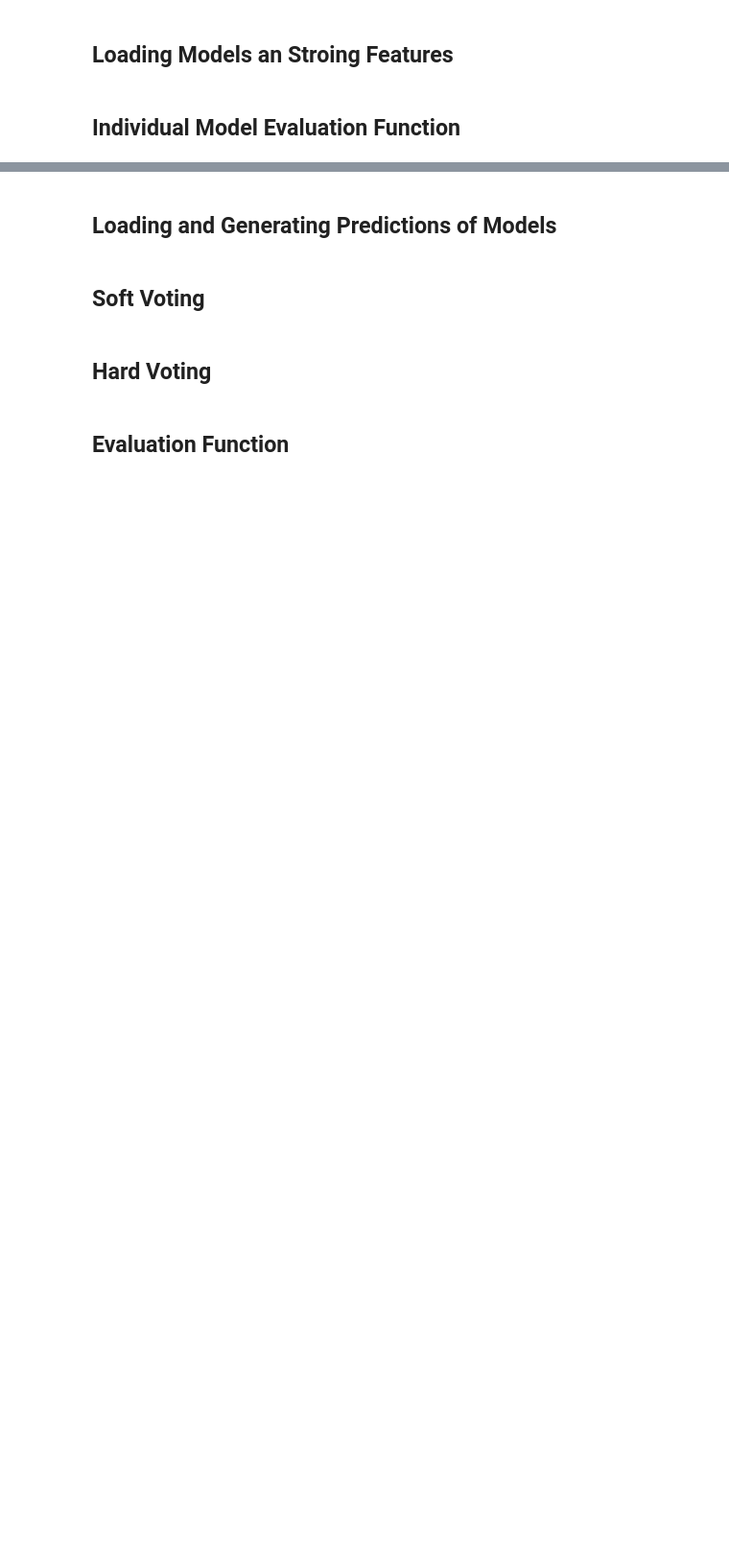
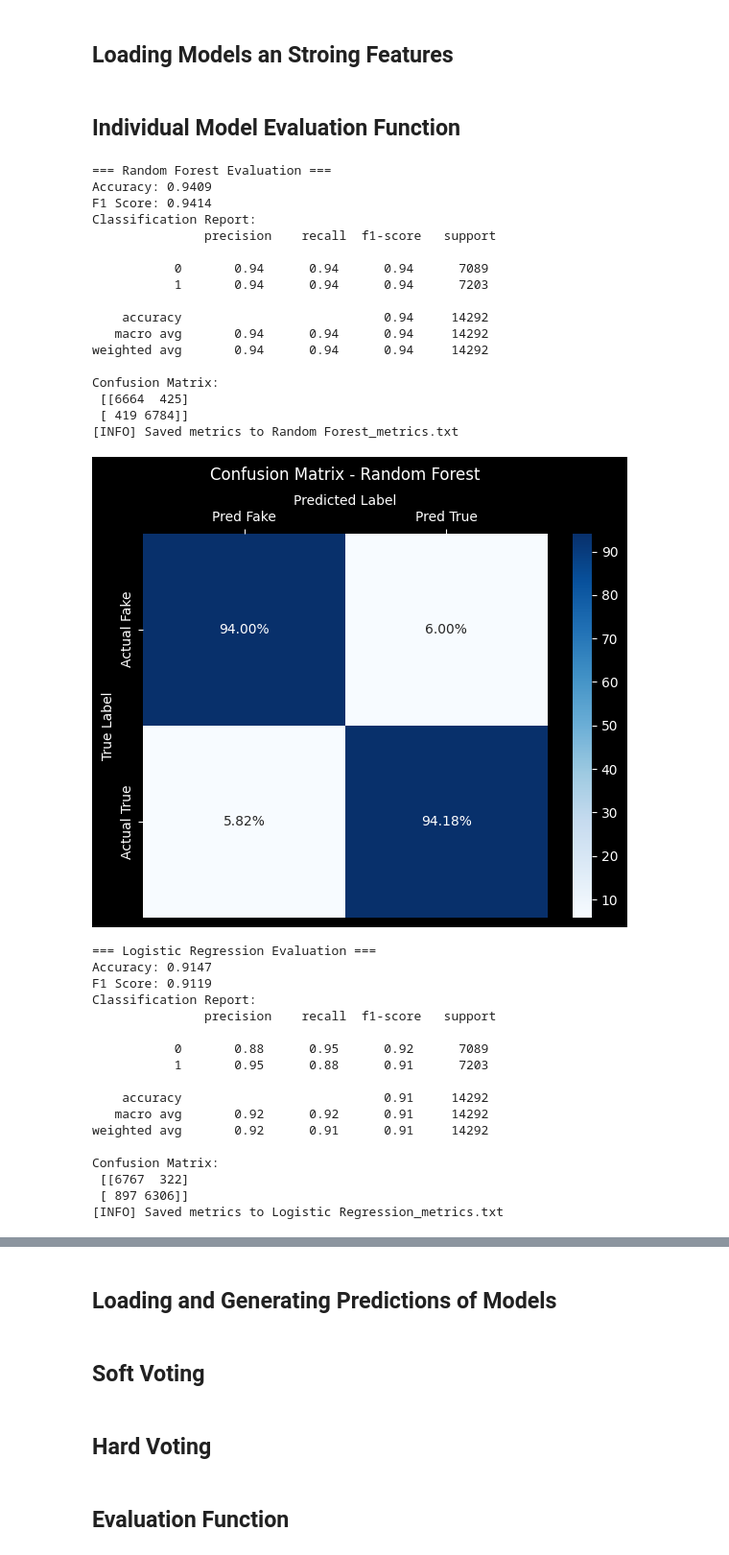
Before and after one commit to joejo-joestar/FakeNews-Detection-Model, a Jupyter notebook: nb.ipynb, the cells around one changed output, grey strips where cells are left out. Shown at 96% size. Saved outputs shown, nothing was run; the diff lists cells and outputs as text; code cells hidden in the pictures; blank space fills up the shorter version.

```diff
--- a/nb.ipynb
+++ b/nb.ipynb
@@ -850,7 +854,7 @@ def perform_pca(features: np.ndarray, n_components: int = 100) -> np.ndarray:
     pca = PCA(n_components=n_components)
     reduced_features = pca.fit_transform(features)
 
-    save_model(pca, "final_pca_model.pkl")
+    save_vectorizer(pca, "final_pca_model.pkl")
 
     return reduced_features
 # %% [markdown]
@@ -1101,7 +1109,7 @@ final_rf_model = RandomForestClassifier(n_estimators=100, random_state=42)
 final_rf_model.fit(tfidf_chi2_features, labels)
 
 # Save the final trained model
-with open("models/final_rf_model.pkl", "wb") as file:
+with open("models/rf_model.pkl", "wb") as file:
     pickle.dump(final_rf_model, file)
 
 print("Final Random Forest model trained on the full dataset and saved!")
@@ -1339,7 +1353,6 @@ num_epochs = 100
 patience = 5
 best_loss = float("inf")
 epochs_without_improvement = 0
-
 
 train_losses = []
 
@@ -1366,7 +1379,7 @@ for epoch in range(num_epochs):
         epochs_without_improvement = 0
         torch.save(
             final_lr_model,
-            "models/lr_model_best.pth",
+            "models/lr_model.pth",
         )
     else:
         epochs_without_improvement += 1
@@ -1390,9 +1403,8 @@ plt.xlabel("Epoch")
 plt.ylabel("Loss")
 plt.ylim(0, max(train_losses) * 1.1)
 plt.grid(True)
+plt.savefig("evaluations/lr_training_loss.png")
 plt.show()
-
-plt.savefig("assets/lr_training_loss.png")
 # %% [markdown]
 ## Smallbert
 # %%
@@ -2013,19 +2043,21 @@ y_true = test_df["label"].to_numpy()
 ## Individual Model Evaluation Function
 # %%
 def evaluate_model(name, y_true, y_pred):
+    """Evaluate the performance of a model."""
     acc = accuracy_score(y_true, y_pred)
     f1 = f1_score(y_true, y_pred)
     report = classification_report(y_true, y_pred)
     matrix = confusion_matrix(y_true, y_pred)
 
-    print(f"\n[{name.upper()} Evaluation]")
+    print(f"\n=== {name} Evaluation ===")
+
     print(f"Accuracy: {acc:.4f}")
     print(f"F1 Score: {f1:.4f}")
     print("Classification Report:\n", report)
     print("Confusion Matrix:\n", matrix)
 
     # Save textual metrics
-    with open(f"{name}_metrics.txt", "w") as f:
+    with open(f"evaluations/{name}_metrics.txt", "w") as f:
         f.write(f"Accuracy: {acc:.4f}\n")
         f.write(f"F1 Score: {f1:.4f}\n\n")
         f.write("Classification Report:\n")
@@ -2033,7 +2065,7 @@ def evaluate_model(name, y_true, y_pred):
         f.write("\nConfusion Matrix:\n")
         f.write(np.array2string(matrix))
 
-    print(f"[INFO] Saved metrics to {name}_metrics.txt")
+    print(f"[INFO] Saved metrics to {name}_metrics.txt\n")
 
     # Plot and save confusion matrix with percentages
     cm_percent = matrix.astype("float") / matrix.sum(axis=1)[:, np.newaxis] * 100
@@ -2059,24 +2091,67 @@ def evaluate_model(name, y_true, y_pred):
     plt.show()
 # %%
 # === Random Forest ===
-y_pred_rf = rf_model.predict(X_bow)
-evaluate_model("rf", y_true, y_pred_rf)
+y_pred_rf = rf_model.predict(X_chi2)
+evaluate_model("Random Forest", y_true, y_pred_rf)
 
 # === Logistic Regression ===
 X_infogain_tensor = torch.tensor(X_infogain.todense(), dtype=torch.float32).to(device)
 lr_probs = lr_model(X_infogain_tensor).detach().cpu().numpy()[:, 1]
 y_pred_lr = (lr_probs >= 0.5).astype(int)
-evaluate_model("lr", y_true, y_pred_lr)
+evaluate_model("Logistic Regression", y_true, y_pred_lr)
 
-# Ensure it's a NumPy array
-lgbm_probs = np.asarray(lgbm_probs)
+# === LightGBM ===
+lgbm_probs = lgb_model.predict(X_glove_pca)
 
-# If it's 2D with probabilities for both classes, take the probability of class 1
+if issparse(lgbm_probs):
+    lgbm_probs = lgbm_probs.toarray()  # type: ignore
+elif isinstance(lgbm_probs, list) and all(issparse(m) for m in lgbm_probs):
+    lgbm_probs = np.vstack([m.toarray() for m in lgbm_probs])  # type: ignore
+else:
+    lgbm_probs = np.asarray(lgbm_probs)
+
+# Handle 2D probability arrays (binary classification: [prob_0, prob_1])
 if lgbm_probs.ndim == 2 and lgbm_probs.shape[1] == 2:
     lgbm_probs = lgbm_probs[:, 1]
 
-# Binarize the predictions using threshold
+# Threshold to get binary prediction
 y_pred_lgbm = (lgbm_probs >= 0.5).astype(int)
 
-# Now evaluate
-evaluate_model("lgbm", y_true, y_pred_lgbm)
+# Evaluate
+evaluate_model("LightGBM", y_true, y_pred_lgbm)
+# %% [output]
+=== Random Forest Evaluation ===
+Accuracy: 0.9409
+F1 Score: 0.9414
+Classification Report:
+               precision    recall  f1-score   support
+
+           0       0.94      0.94      0.94      7089
+           1       0.94      0.94      0.94      7203
+
+    accuracy                           0.94     14292
+   macro avg       0.94      0.94      0.94     14292
+weighted avg       0.94      0.94      0.94     14292
+
+Confusion Matrix:
+ [[6664  425]
+ [ 419 6784]]
+[INFO] Saved metrics to Random Forest_metrics.txt
+[figure, added]
+=== Logistic Regression Evaluation ===
+Accuracy: 0.9147
+F1 Score: 0.9119
+Classification Report:
+               precision    recall  f1-score   support
+
+           0       0.88      0.95      0.92      7089
+           1       0.95      0.88      0.91      7203
+
+    accuracy                           0.91     14292
+   macro avg       0.92      0.92      0.91     14292
+weighted avg       0.92      0.91      0.91     14292
+
+Confusion Matrix:
+ [[6767  322]
+ [ 897 6306]]
+[INFO] Saved metrics to Logistic Regression_metrics.txt
```
Also changed, not shown: parts of 64 cells of this notebook.
